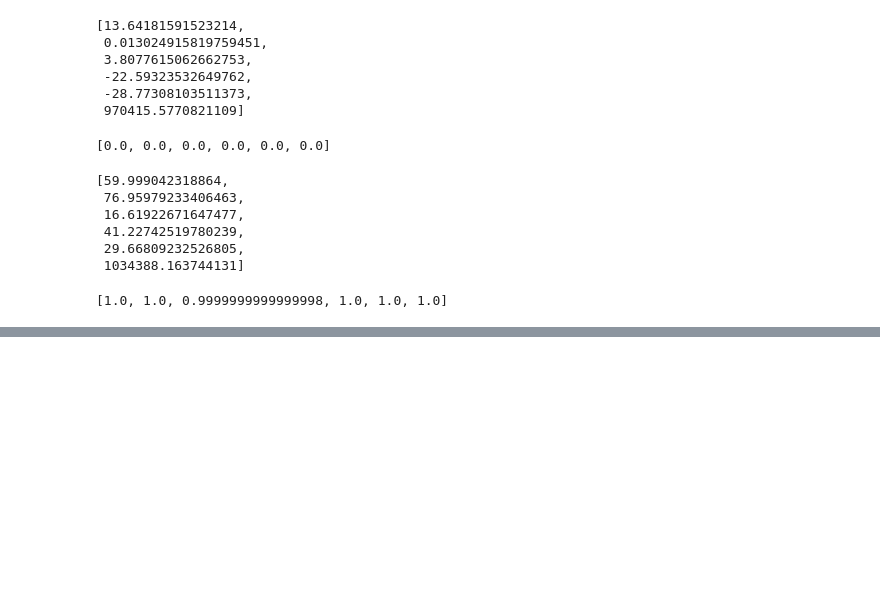
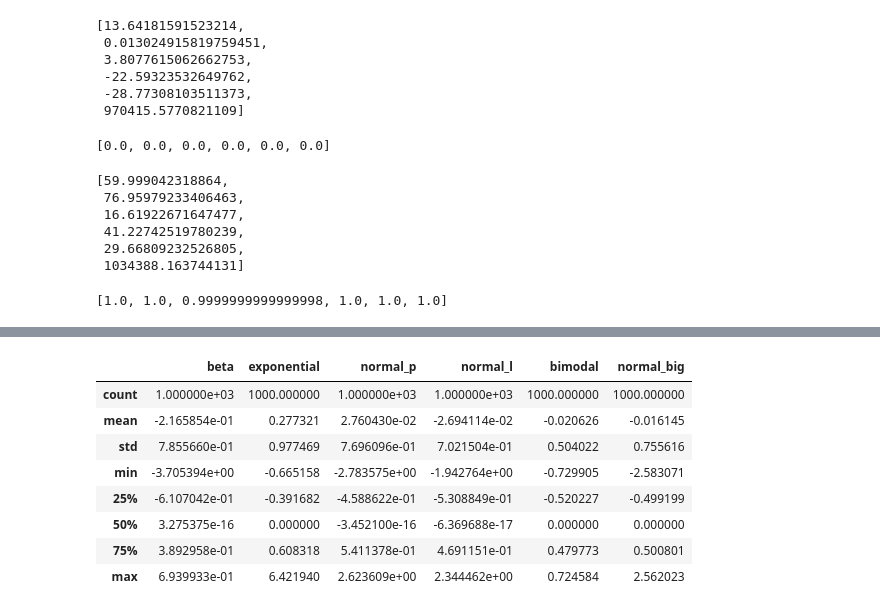
Before and after one commit to Trang27cl/testgit, a Jupyter notebook: Chuẩn hoá dữ liệu.ipynb, the cells around one changed output, grey strips where cells are left out. Cells and saved outputs as stored; diff of their text form; code cells hidden in the pictures; blank space fills up the shorter version.

```diff
--- a/Chuẩn hoá dữ liệu.ipynb
+++ b/Chuẩn hoá dữ liệu.ipynb
@@ -209,0 +238,13 @@ maxs
+# %%
+# thống kê về dữ liệu được sinh ra
+df_s.describe()
+# %% [output]
+|  | beta | exponential | normal_p | normal_l | bimodal | normal_big |
+| count | 1.000000e+03 | 1000.000000 | 1.000000e+03 | 1.000000e+03 | 1000.000000 | 1000.000000 |
+| mean | -2.165854e-01 | 0.277321 | 2.760430e-02 | -2.694114e-02 | -0.020626 | -0.016145 |
+| std | 7.855660e-01 | 0.977469 | 7.696096e-01 | 7.021504e-01 | 0.504022 | 0.755616 |
+| min | -3.705394e+00 | -0.665158 | -2.783575e+00 | -1.942764e+00 | -0.729905 | -2.583071 |
+| 25% | -6.107042e-01 | -0.391682 | -4.588622e-01 | -5.308849e-01 | -0.520227 | -0.499199 |
+| 50% | 3.275375e-16 | 0.000000 | -3.452100e-16 | -6.369688e-17 | 0.000000 | 0.000000 |
+| 75% | 3.892958e-01 | 0.608318 | 5.411378e-01 | 4.691151e-01 | 0.479773 | 0.500801 |
+| max | 6.939933e-01 | 6.421940 | 2.623609e+00 | 2.344462e+00 | 0.724584 | 2.562023 |
```
Also changed, not shown: parts of 14 cells of this notebook.
